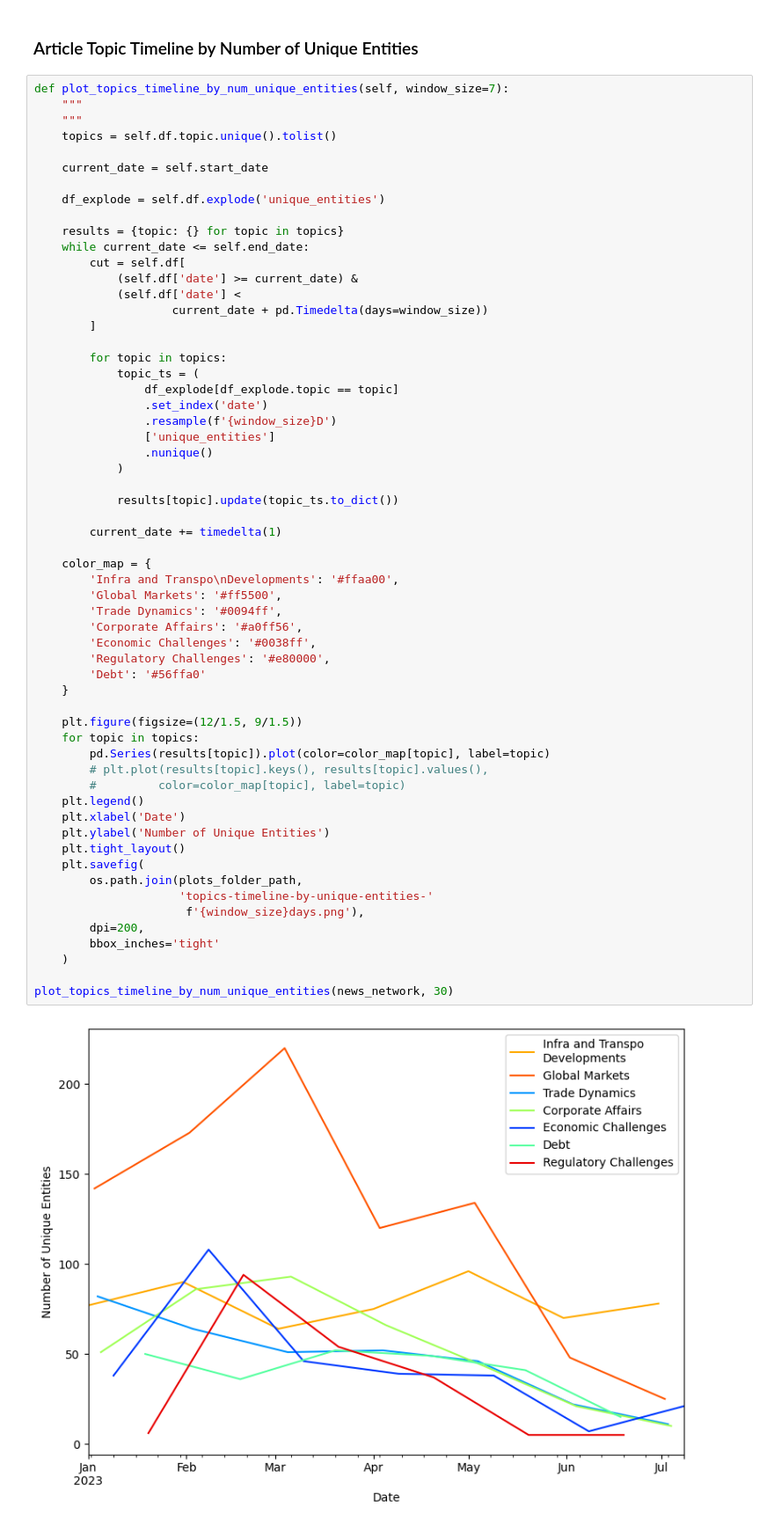
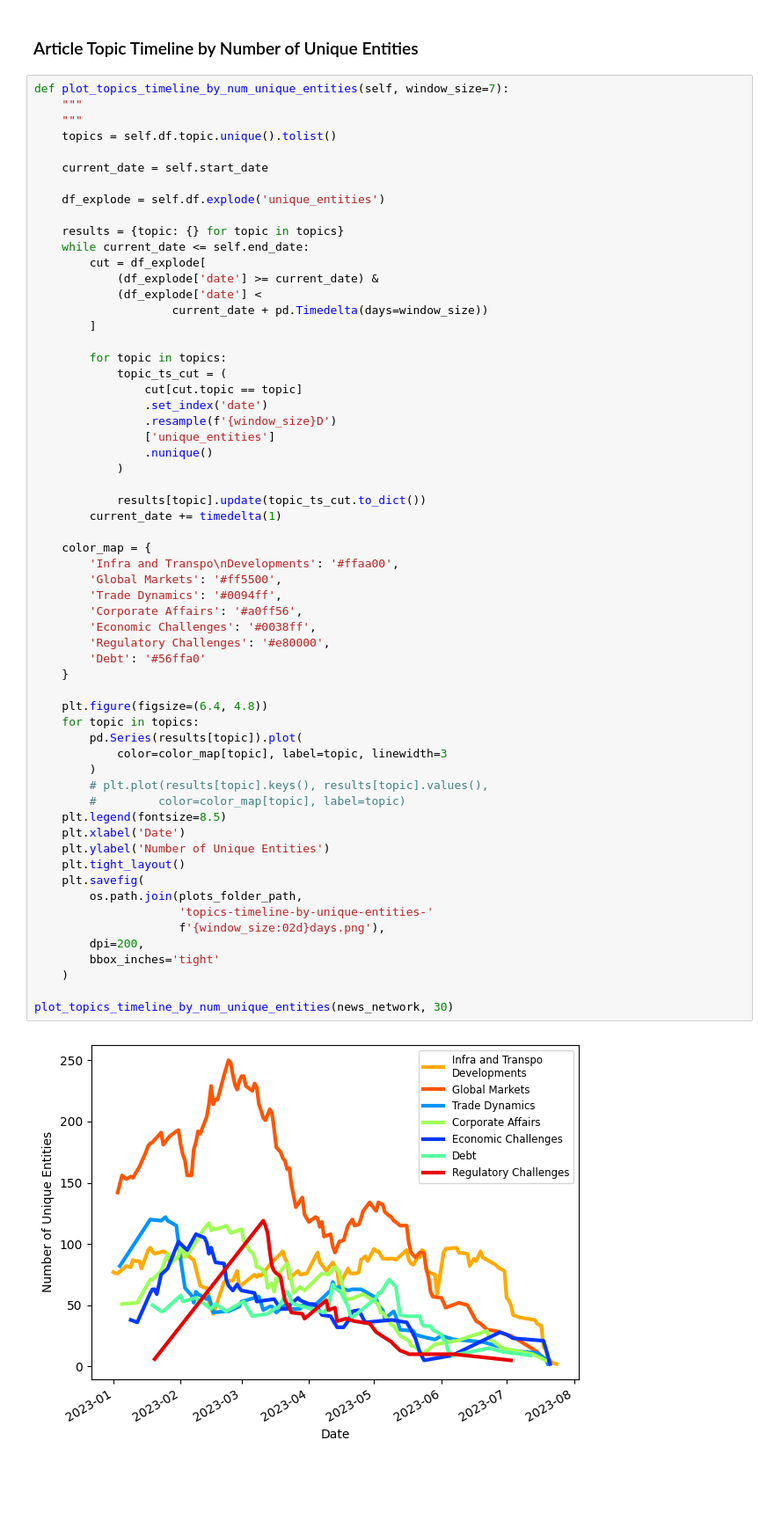
Before and after one commit to jstlegara/articles_and_entities, a Jupyter notebook: notebooks/plotting.ipynb, the cells around one changed output. Shown at 88% size. Cells and saved outputs as stored; diff of their text form; blank space fills up the shorter version.

```diff
--- a/notebooks/plotting.ipynb
+++ b/notebooks/plotting.ipynb
@@ -521,52 +528,53 @@ def plot_topics_timeline_by_num_unique_entities(self, window_size=7):
 
     results = {topic: {} for topic in topics}
     while current_date <= self.end_date:
-        cut = self.df[
-            (self.df['date'] >= current_date) &
-            (self.df['date'] <
+        cut = df_explode[
+            (df_explode['date'] >= current_date) &
+            (df_explode['date'] <
                     current_date + pd.Timedelta(days=window_size))
         ]
 
         for topic in topics:
-            topic_ts = (
-                df_explode[df_explode.topic == topic]
+            topic_ts_cut = (
+                cut[cut.topic == topic]
                 .set_index('date')
                 .resample(f'{window_size}D')
                 ['unique_entities']
                 .nunique()
             )
 
-            results[topic].update(topic_ts.to_dict())
-
+            results[topic].update(topic_ts_cut.to_dict())
         current_date += timedelta(1)
 
     color_map = {
         'Infra and Transpo\nDevelopments': '#ffaa00',
         'Global Markets': '#ff5500',
         'Trade Dynamics': '#0094ff',
         'Corporate Affairs': '#a0ff56',
         'Economic Challenges': '#0038ff',
         'Regulatory Challenges': '#e80000',
         'Debt': '#56ffa0'
     }
 
-    plt.figure(figsize=(12/1.5, 9/1.5))
+    plt.figure(figsize=(6.4, 4.8))
     for topic in topics:
-        pd.Series(results[topic]).plot(color=color_map[topic], label=topic)
+        pd.Series(results[topic]).plot(
+            color=color_map[topic], label=topic, linewidth=3
+        )
         # plt.plot(results[topic].keys(), results[topic].values(),
         #         color=color_map[topic], label=topic)
-    plt.legend()
+    plt.legend(fontsize=8.5)
     plt.xlabel('Date')
     plt.ylabel('Number of Unique Entities')
     plt.tight_layout()
     plt.savefig(
         os.path.join(plots_folder_path,
                      'topics-timeline-by-unique-entities-'
-                      f'{window_size}days.png'),
+                     f'{window_size:02d}days.png'),
         dpi=200,
         bbox_inches='tight'
     )
 
 plot_topics_timeline_by_num_unique_entities(news_network, 30)
 # %% [output]
-[figure, old version]
+[figure, new version]
```
Also changed, not shown: parts of 7 cells of this notebook, 20 other files.
